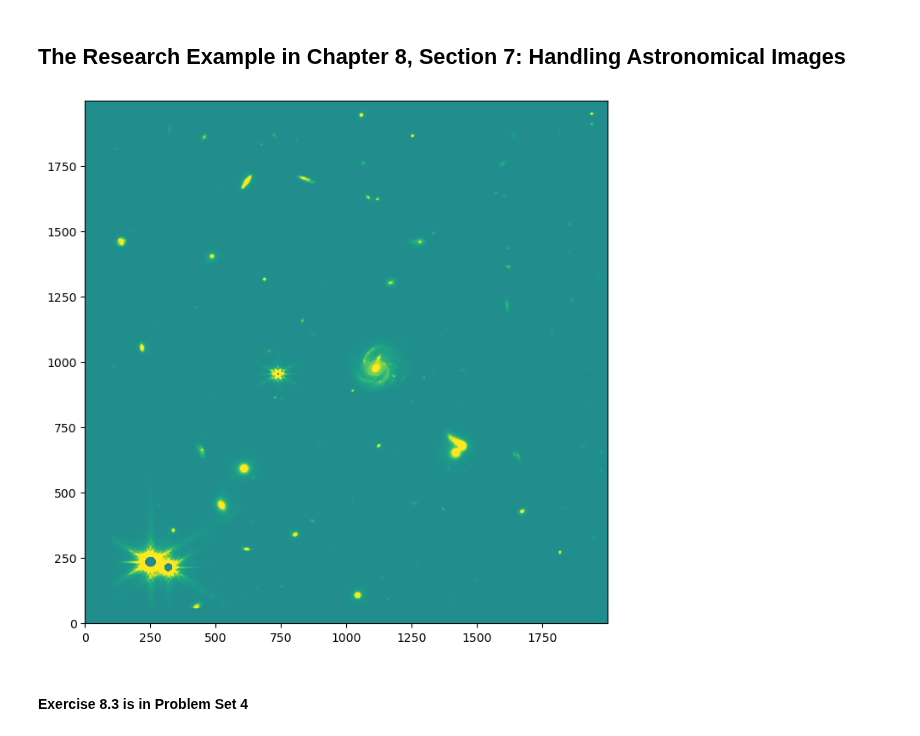
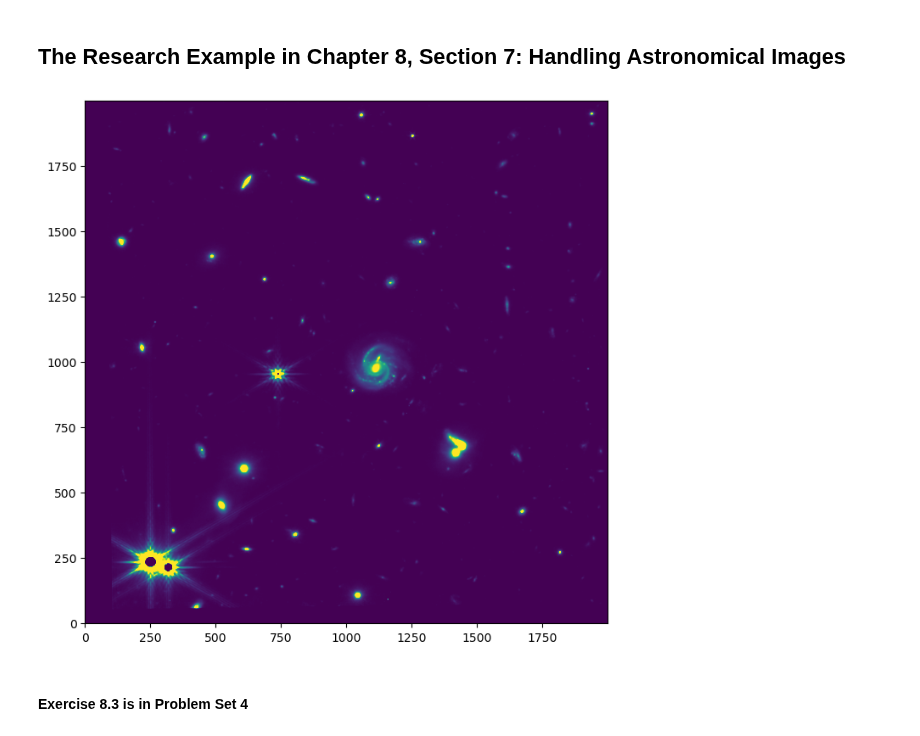
Before and after one commit to hexijin/scientific-data-analysis, a Jupyter notebook: pasha/c08/c08s07.ipynb, the cells around one changed output. Saved outputs shown, nothing was run; the diff lists cells and outputs as text; code cells hidden in the pictures.

```diff
--- a/pasha/c08/c08s07.ipynb
+++ b/pasha/c08/c08s07.ipynb
@@ -3,21 +3,21 @@
 # %%
 import numpy as np
 import matplotlib.pyplot as plt
 from astropy.io import fits
 
 # open the file
 with fits.open('../../BookDatasets/HST_JWST/jwst_f277W_crop.fits') as hdu:
     image = hdu[0].data
     header = hdu[0].header
 
 s = 5
-vmin = np.mean(image) - s * np.std(image)
-vmax = np.mean(image) + s * np.std(image)
+vmin = np.median(image)
+vmax = np.mean(image) - np.median(image) + s * np.std(image)
 
 fig, ax = plt.subplots(figsize=(8,8))
 ax.imshow(image, vmin=vmin, vmax=vmax, origin='lower');
 # %% [output]
-[figure, old version]
+[figure, new version]
 # %% [markdown]
 #### Exercise 8.3 is in Problem Set 4
 # %%
```
Also changed, not shown: parts of 7 cells of this notebook.
